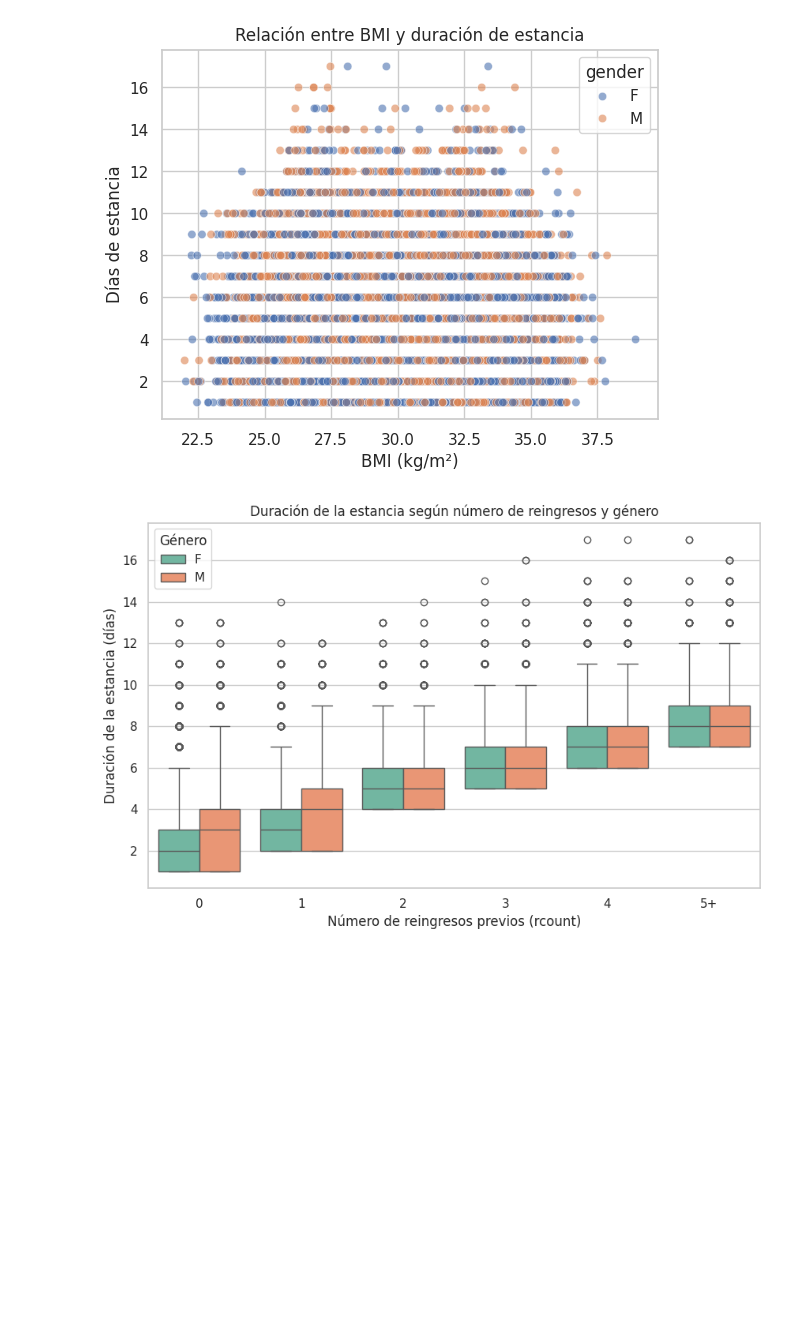
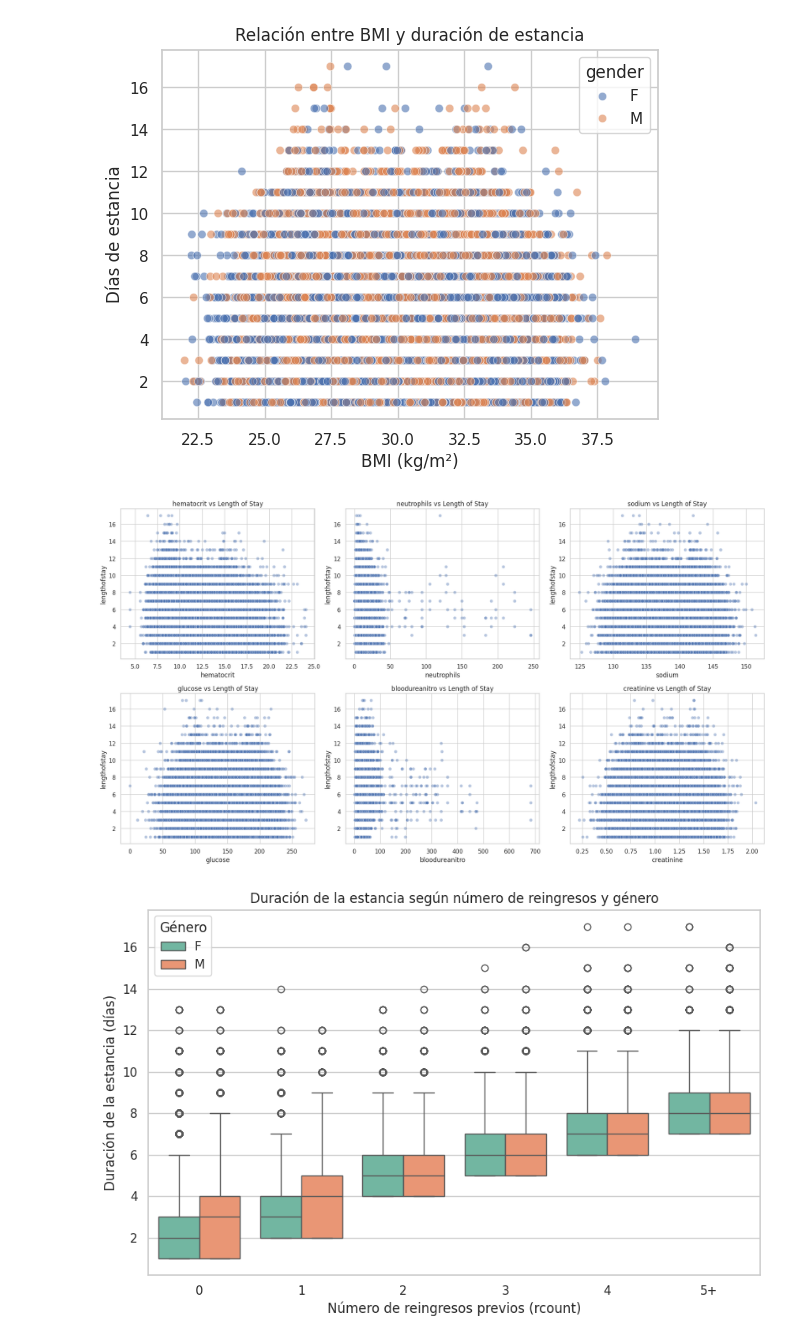
Before and after one commit to totox35/CiencasDatos_UdeA_GIRAULT, a Jupyter notebook: sesiones_practicas/sc_1_GIRAULT_sesion.ipynb, the cells around one changed output. Drawn from its saved outputs; the diff is of its cells as text; code cells hidden in the pictures; blank space fills up the shorter version.

```diff
--- a/sesiones_practicas/sc_1_GIRAULT_sesion.ipynb
+++ b/sesiones_practicas/sc_1_GIRAULT_sesion.ipynb
@@ -322,6 +323,21 @@ plt.ylabel("Días de estancia")
 plt.show()
 # %% [output]
 [figure]
+# %%
+sangre_vars = ['hematocrit', 'neutrophils', 'sodium', 'glucose', 'bloodureanitro', 'creatinine']
+
+plt.figure(figsize=(18, 10))
+for i, var in enumerate(sangre_vars, 1):
+    plt.subplot(2, 3, i)
+    sns.scatterplot(x=df[var], y=df['lengthofstay'], alpha=0.4)
+    plt.xlabel(var)
+    plt.ylabel('lengthofstay')
+    plt.title(f'{var} vs Length of Stay')
+
+plt.tight_layout()
+plt.show()
+# %% [output]
+[figure, added]
 # %%
 # Boxplot: duración de la estancia según número de reingresos y género
 plt.figure(figsize=(10,6))
```
Also changed, not shown: parts of 5 cells of this notebook.
